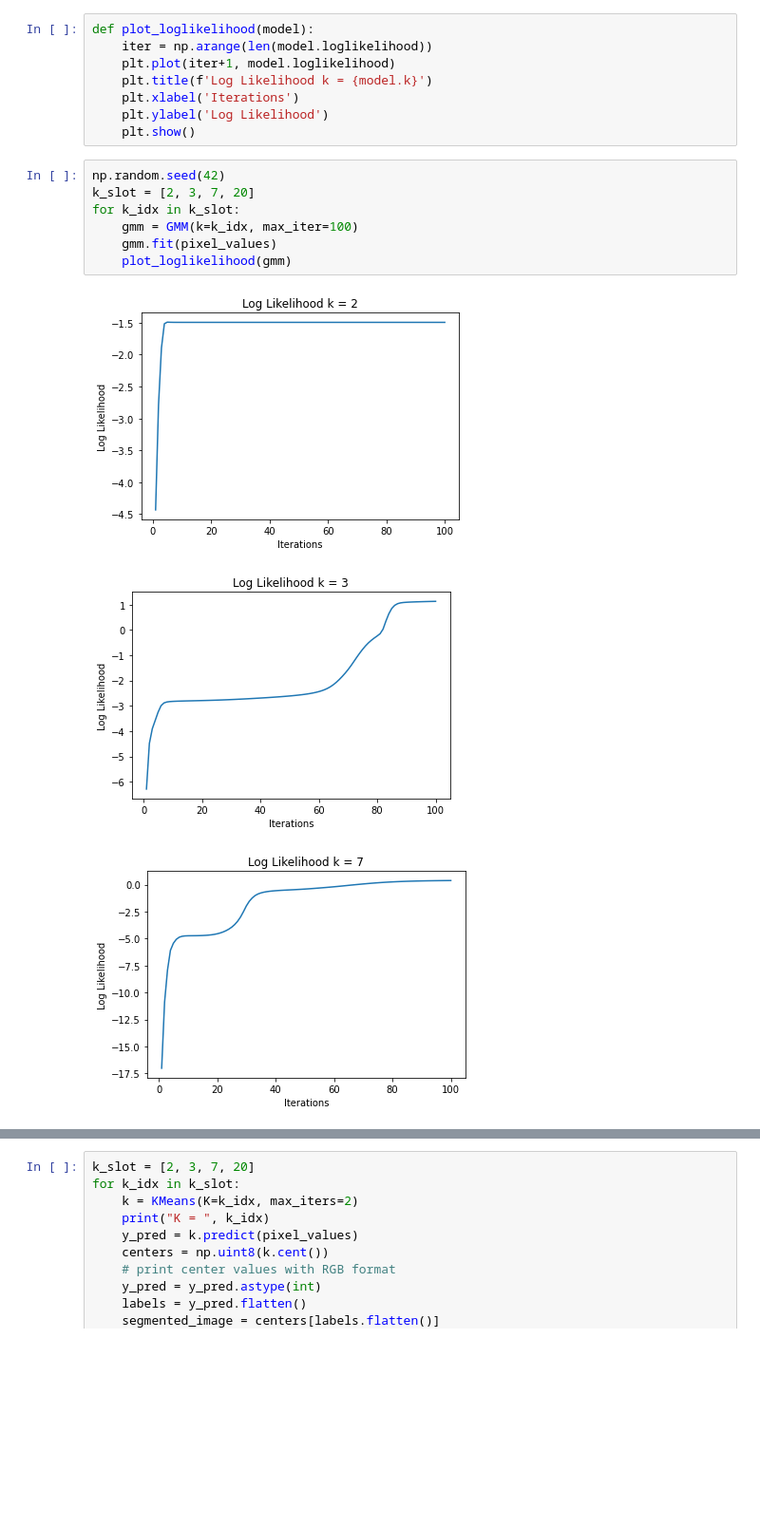
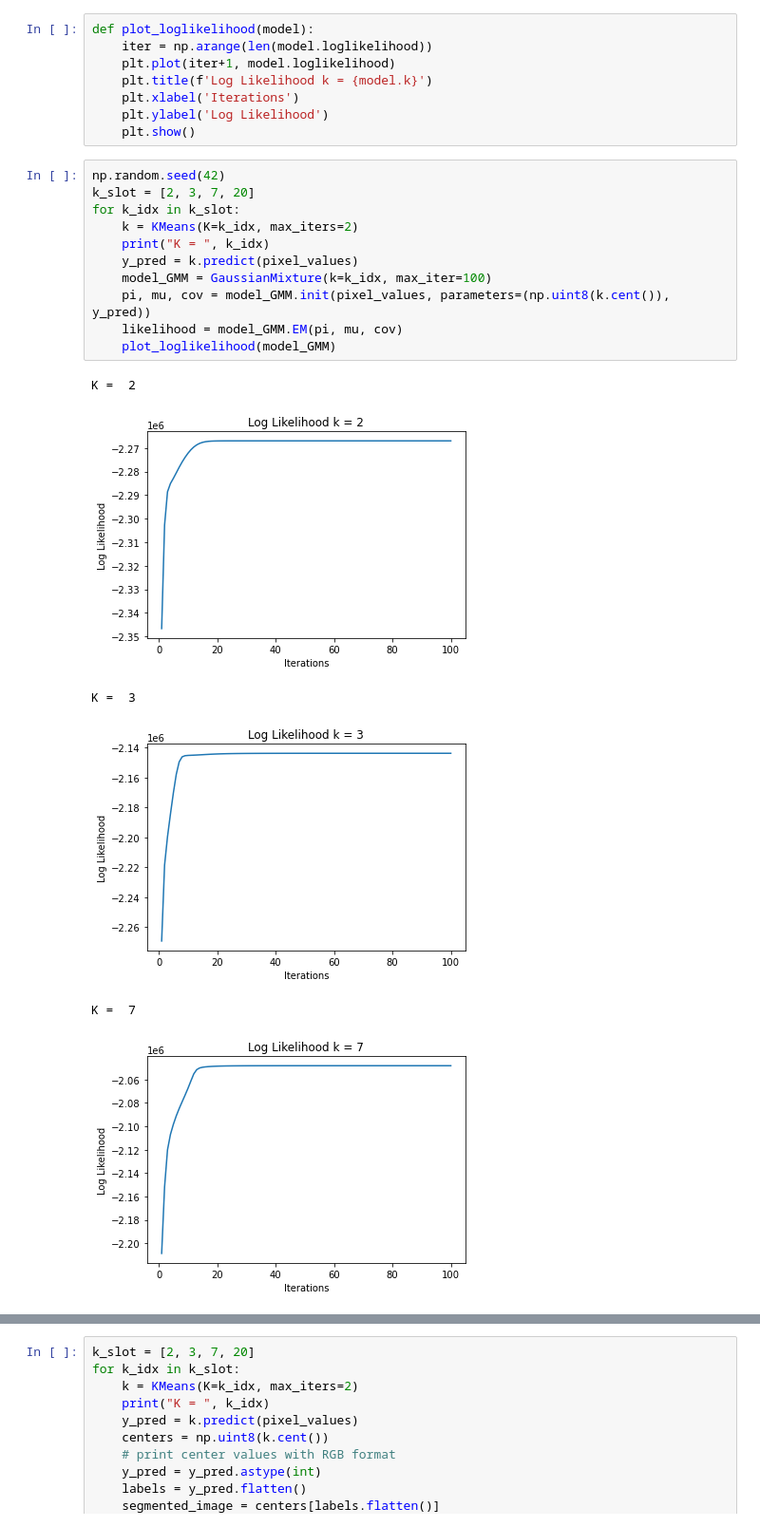
Before and after one commit to jacksonchen1998/2022-NYCU-ML, a Jupyter notebook: hw3_311511052/hw3_311511052.ipynb, the cells around one changed output, grey strips where cells are left out. Shown: that part at 95% size. Drawn from its saved outputs; the diff is of its cells as text; blank space fills up the shorter version.

```diff
--- a/hw3_311511052/hw3_311511052.ipynb
+++ b/hw3_311511052/hw3_311511052.ipynb
@@ -472,11 +476,18 @@ def plot_loglikelihood(model):
 # %%
 np.random.seed(42)
 k_slot = [2, 3, 7, 20]
 for k_idx in k_slot:
-    gmm = GMM(k=k_idx, max_iter=100)
-    gmm.fit(pixel_values)
-    plot_loglikelihood(gmm)
+    k = KMeans(K=k_idx, max_iters=2)
+    print("K = ", k_idx)
+    y_pred = k.predict(pixel_values)
+    model_GMM = GaussianMixture(k=k_idx, max_iter=100)
+    pi, mu, cov = model_GMM.init(pixel_values, parameters=(np.uint8(k.cent()), y_pred))
+    likelihood = model_GMM.EM(pi, mu, cov)
+    plot_loglikelihood(model_GMM)
 # %% [output]
+K =  2
-[figure, old version]
+[figure, new version]
+K =  3
-[figure, old version]
+[figure, new version]
+K =  7
-[figure, old version]
+[figure, new version]
```
Also changed, not shown: parts of 3 cells of this notebook, 4 other files.
